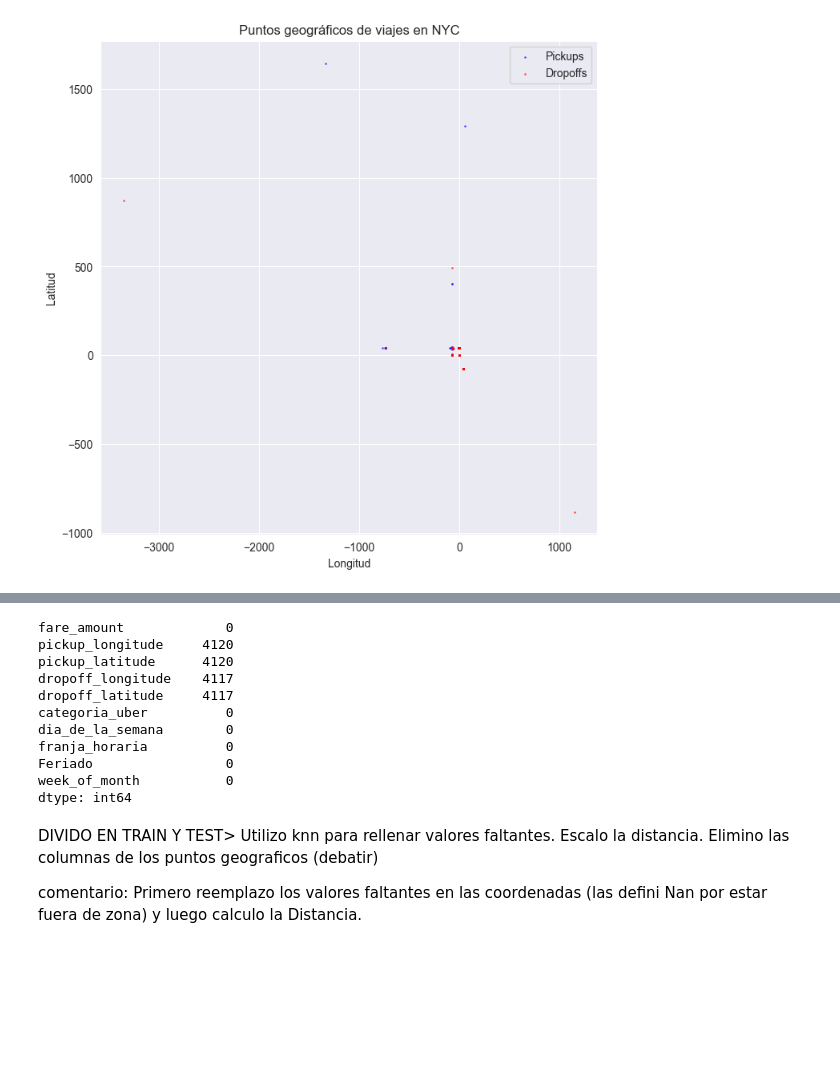
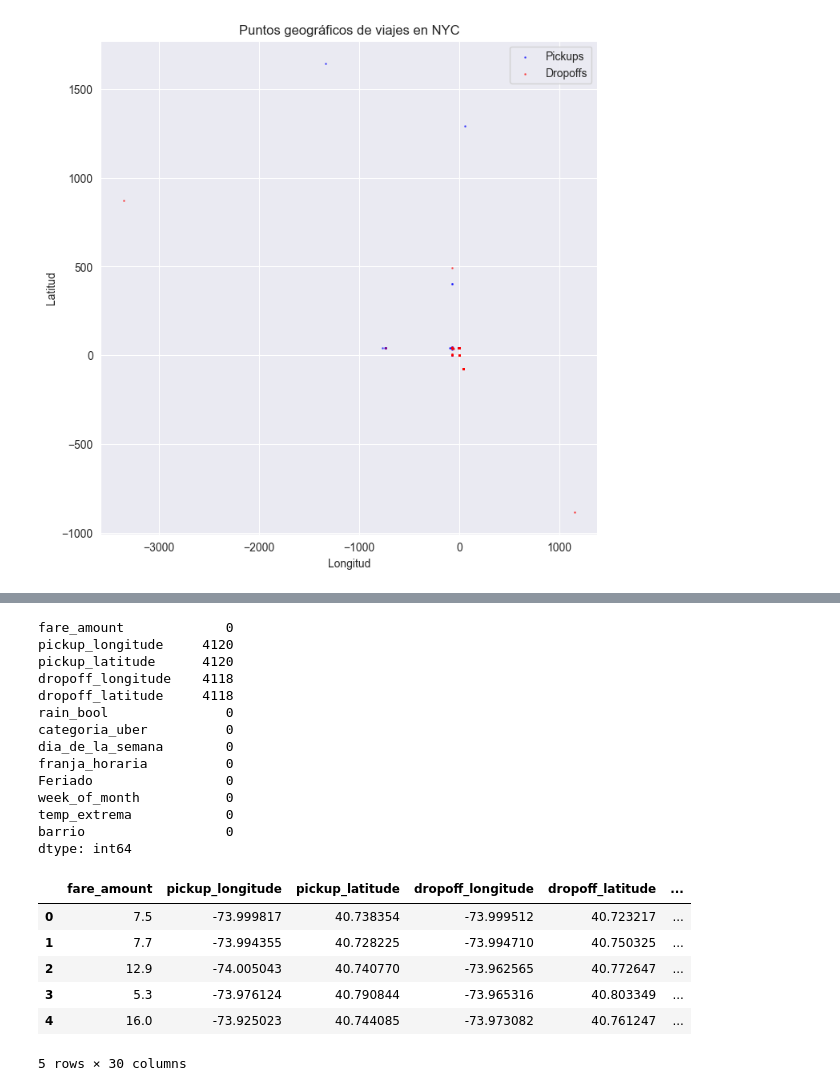
Before and after one commit to ignmend/AA1-TUIA-2025C1-Dimenna-ElizondoRios-Mendez, a Jupyter notebook: TP-regresion-AA1.ipynb, the cells around one changed output, grey strips where cells are left out. Saved outputs shown, nothing was run; the diff lists cells and outputs as text; code cells hidden in the pictures; blank space fills up the shorter version.

```diff
--- a/TP-regresion-AA1.ipynb
+++ b/TP-regresion-AA1.ipynb
@@ -423,7 +481,7 @@ Name: count, dtype: int64
 df1 = df1.drop(
     [
         'key', 'date', 'pickup_datetime',
-        'passenger_count', 'pickup_en_ny', 'dropoff_en_ny', 'viaje_en_ny'
+        'passenger_count', 'pickup_en_ny', 'dropoff_en_ny', 'viaje_en_ny','diff','year','humidity','temperature','hour','datetime'
     ],
     axis=1
 )
@@ -436 +495,23 @@ Index(['fare_amount', 'pickup_longitude', 'pickup_latitude',
       dtype='object')
+# %%
+def barrio_nyc(lat, lon):
+    # Diccionario con rangos aproximados (lat_min, lat_max, lon_min, lon_max)
+    barrios = {
+        "Manhattan":   (40.7000, 40.8800, -74.0200, -73.9300),
+        "Brooklyn":    (40.5700, 40.7400, -74.0500, -73.8500),
+        "Queens":      (40.5400, 40.8000, -73.9600, -73.7000),
+        "Bronx":       (40.7900, 40.9200, -73.9300, -73.7600),
+        "Staten Island": (40.4800, 40.6500, -74.2500, -74.0500),
+    }
+
+    for barrio, (lat_min, lat_max, lon_min, lon_max) in barrios.items():
+        if lat_min <= lat <= lat_max and lon_min <= lon <= lon_max:
+            return barrio
+    return "Fuera de NYC"
+df1["barrio"] = df1.apply(
+    lambda row: barrio_nyc(row["pickup_latitude"], row["pickup_longitude"]),
+    axis=1
+)
+# Verificar resultado
+print(df1[["pickup_latitude", "pickup_longitude", "barrio"]].head(30))
+df1['barrio'].value_counts()
@@ -440,26 +547,31 @@ df1['franja_horaria'] = df1['franja_horaria'].astype('category')
 df1['Feriado'] = df1['Feriado'].astype('category')
 df1['dia_de_la_semana'] = df1['dia_de_la_semana'].astype('category')
 df1['week_of_month'] = df1['week_of_month'].astype('category')
+df1['temp_extrema'] = df1['temp_extrema'].astype('category')
+df1['barrio'] = df1['barrio'].astype('category')
 
 df1.isna().sum()
 # %% [output]
 fare_amount             0
 pickup_longitude     4120
 pickup_latitude      4120
-dropoff_longitude    4117
-dropoff_latitude     4117
+dropoff_longitude    4118
+dropoff_latitude     4118
+rain_bool               0
 categoria_uber          0
 dia_de_la_semana        0
 franja_horaria          0
 Feriado                 0
 week_of_month           0
+temp_extrema            0
+barrio                  0
 dtype: int64
 # %%
 #One Hot Encoding
 
-categorical_cols = ['franja_horaria', 'Feriado', 'dia_de_la_semana', 'week_of_month']
+categorical_cols = ['franja_horaria', 'Feriado', 'dia_de_la_semana', 'week_of_month','categoria_uber','franja_horaria','temp_extrema','rain_bool','barrio']
 
-encoder = OneHotEncoder(sparse_output=False, drop=None)
+encoder = OneHotEncoder(sparse_output=False, drop='first')
 
 
 encoded_array = encoder.fit_transform(df1[categorical_cols])
@@ -472,14 +584,16 @@ encoded_df = pd.DataFrame(
 )
 df_encoded = pd.concat([df1.drop(columns=categorical_cols), encoded_df], axis=1)
 df_encoded = df_encoded.drop(columns=['distance_km'], errors='ignore')
-# %% [markdown]
-DIVIDO EN TRAIN Y TEST>
- Utilizo knn para rellenar valores faltantes.
- Escalo la distancia.
- Elimino las columnas de los puntos geograficos (debatir)
-
-
-comentario: Primero reemplazo los valores faltantes en las coordenadas (las defini Nan por estar fuera de zona) y luego calculo la Distancia.
+# %%
+df_encoded.head()
+# %% [output]
+|  | fare_amount | pickup_longitude | pickup_latitude | dropoff_longitude | dropoff_latitude | ... |
+| 0 | 7.5 | -73.999817 | 40.738354 | -73.999512 | 40.723217 | ... |
+| 1 | 7.7 | -73.994355 | 40.728225 | -73.994710 | 40.750325 | ... |
+| 2 | 12.9 | -74.005043 | 40.740770 | -73.962565 | 40.772647 | ... |
+| 3 | 5.3 | -73.976124 | 40.790844 | -73.965316 | 40.803349 | ... |
+| 4 | 16.0 | -73.925023 | 40.744085 | -73.973082 | 40.761247 | ... |
+5 rows × 30 columns
 # %%
 x_train, x_test, y_train, y_test = train_test_split(
     df_encoded.drop(columns='fare_amount'), df_encoded['fare_amount'], test_size=0.2, random_state=42)
```
Also changed, not shown: parts of 45 cells of this notebook, 4 other files.
